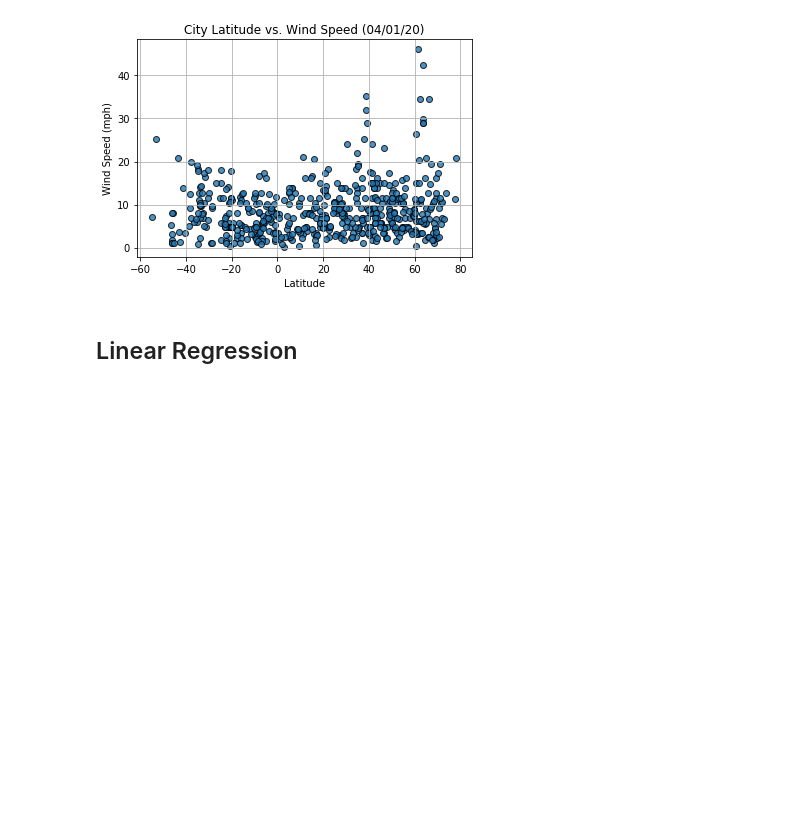
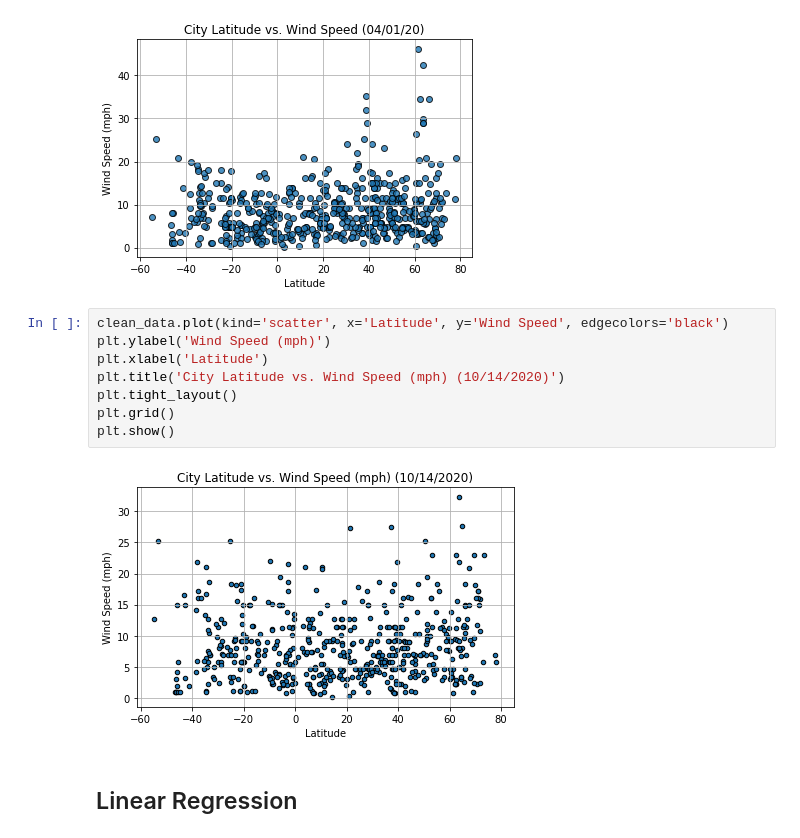
Before and after one commit to Shayoconnell7/python-api-challenge, a Jupyter notebook: WeatherPy/WeatherPy.ipynb, the cells around one changed output. Drawn from its saved outputs; the diff is of its cells as text; blank space fills up the shorter version.

```diff
--- a/WeatherPy/WeatherPy.ipynb
+++ b/WeatherPy/WeatherPy.ipynb
@@ -271,5 +270,15 @@ plt.show()
 # %%
 # %% [output]
 [figure]
+# %%
+clean_data.plot(kind='scatter', x='Latitude', y='Wind Speed', edgecolors='black')
+plt.ylabel('Wind Speed (mph)')
+plt.xlabel('Latitude')
+plt.title('City Latitude vs. Wind Speed (mph) (10/14/2020)')
+plt.tight_layout()
+plt.grid()
+plt.show()
+# %% [output]
+[figure, added]
 # %% [markdown]
 ## Linear Regression
```
Also changed, not shown: parts of 13 cells of this notebook.
